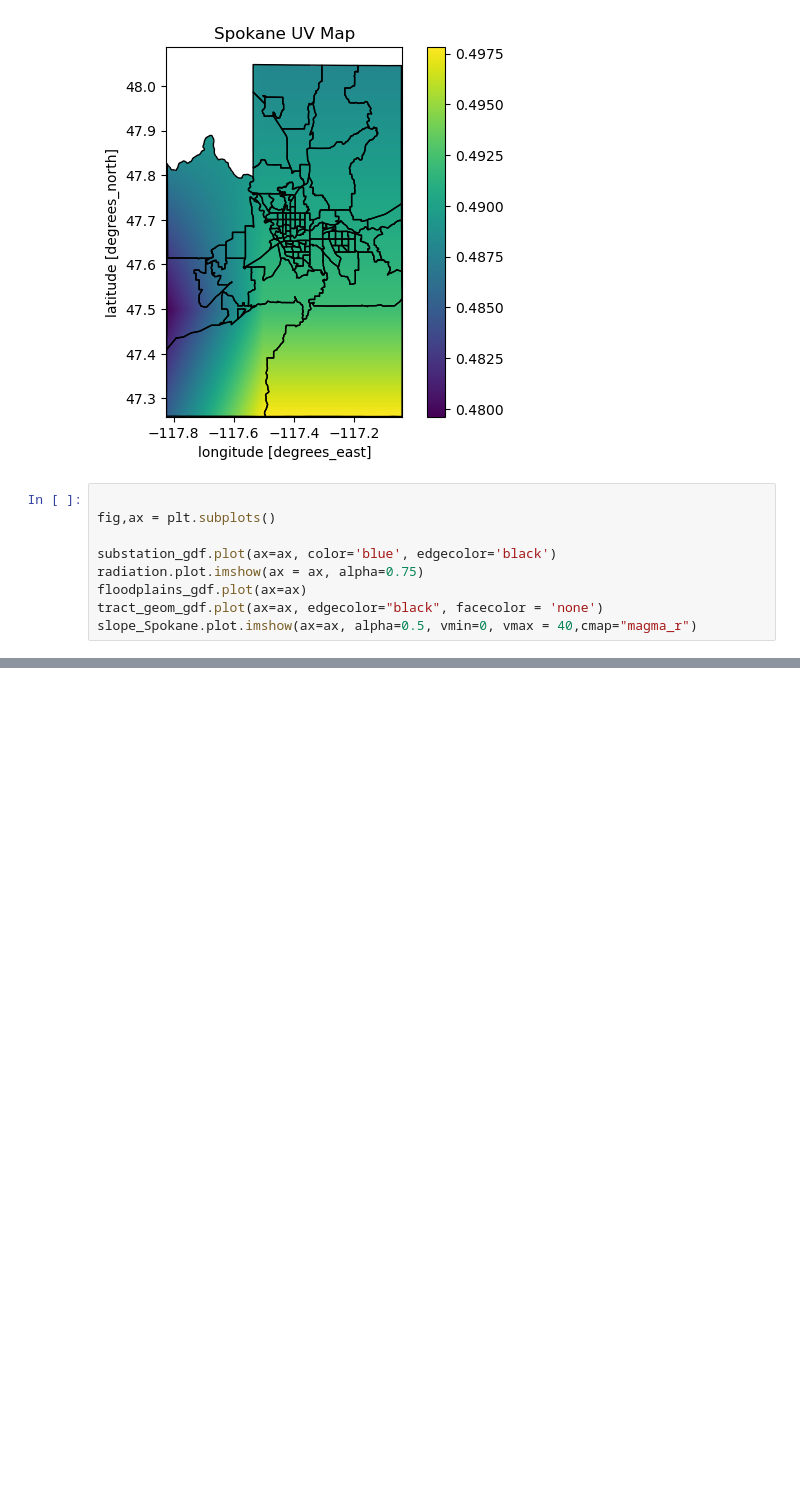
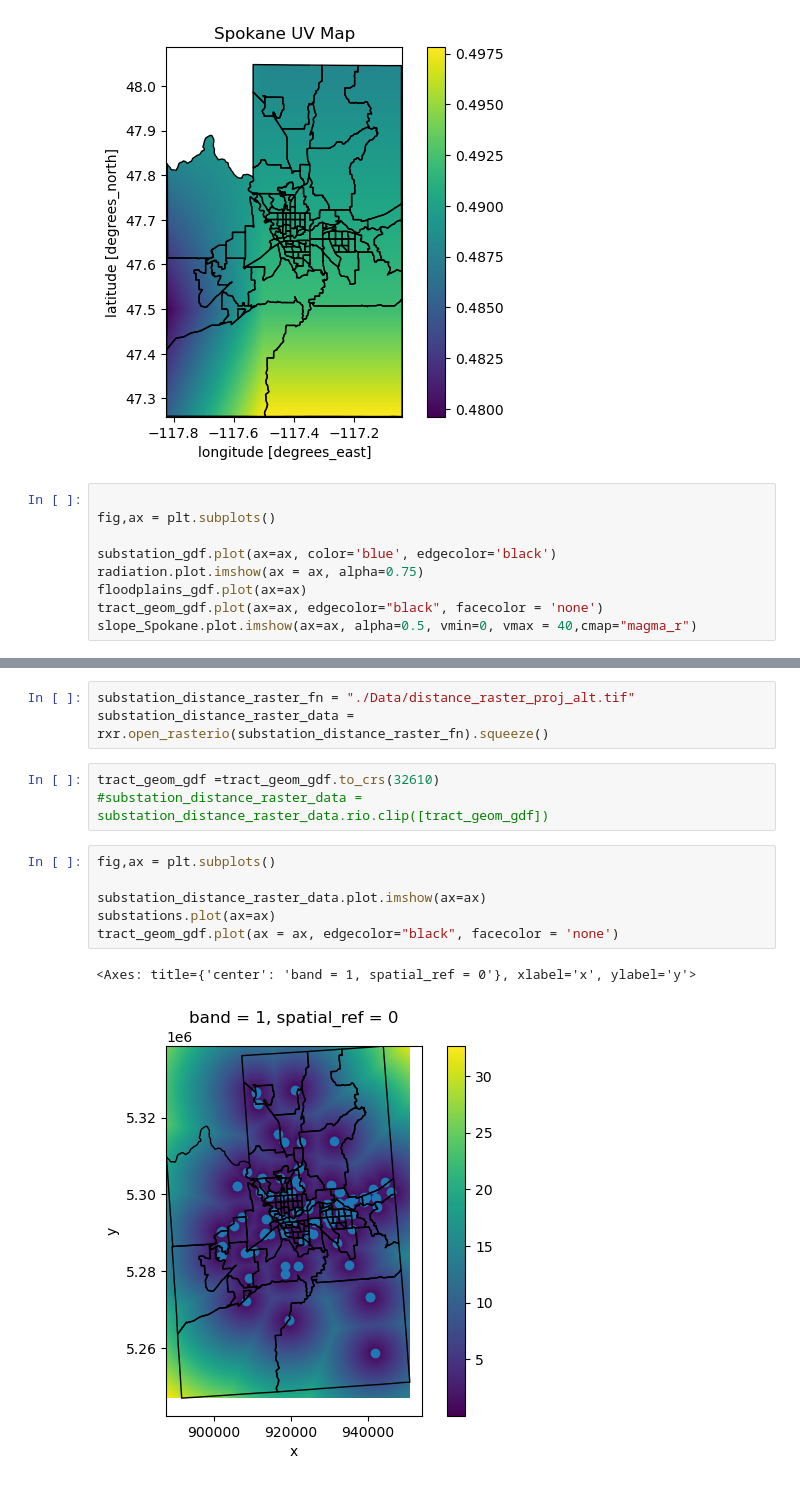
Before and after one commit to UW-GDA/Solar-Energy-Feasibility, a Jupyter notebook: SolarCalc.ipynb, the cells around one changed output, grey strips where cells are left out. Drawn from its saved outputs; the diff is of its cells as text; blank space fills up the shorter version.

Commit message:
got a raster forming. Going to expiment wiht crs hopefully things dont break

```diff
--- a/SolarCalc.ipynb
+++ b/SolarCalc.ipynb
@@ -366,0 +422,15 @@ slope_Spokane.plot.imshow(ax=ax, alpha=0.5, vmin=0, vmax = 40,cmap="magma_r")
+# %%
+substation_distance_raster_fn = "./Data/distance_raster_proj_alt.tif"
+substation_distance_raster_data = rxr.open_rasterio(substation_distance_raster_fn).squeeze()
+# %%
+tract_geom_gdf =tract_geom_gdf.to_crs(32610)
+#substation_distance_raster_data = substation_distance_raster_data.rio.clip([tract_geom_gdf])
+# %%
+fig,ax = plt.subplots()
+
+substation_distance_raster_data.plot.imshow(ax=ax)
+substations.plot(ax=ax)
+tract_geom_gdf.plot(ax = ax, edgecolor="black", facecolor = 'none')
+# %% [output]
+<Axes: title={'center': 'band = 1, spatial_ref = 0'}, xlabel='x', ylabel='y'>
+[figure, added]
```
Also changed, not shown: parts of 5 cells of this notebook, 4 other files.
